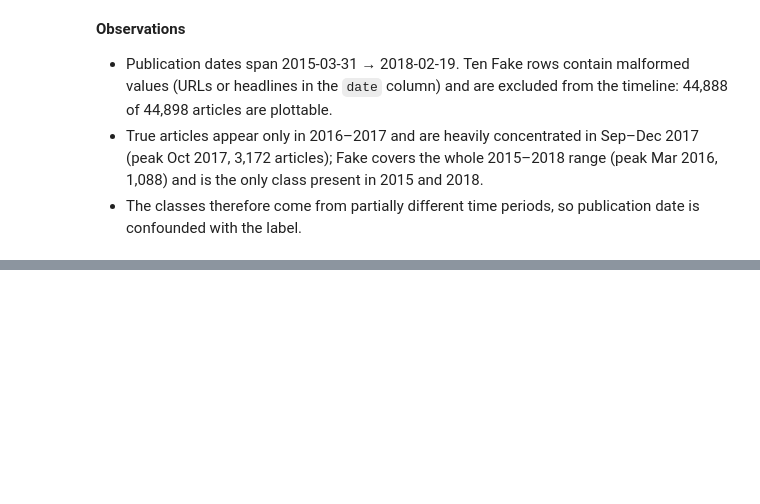
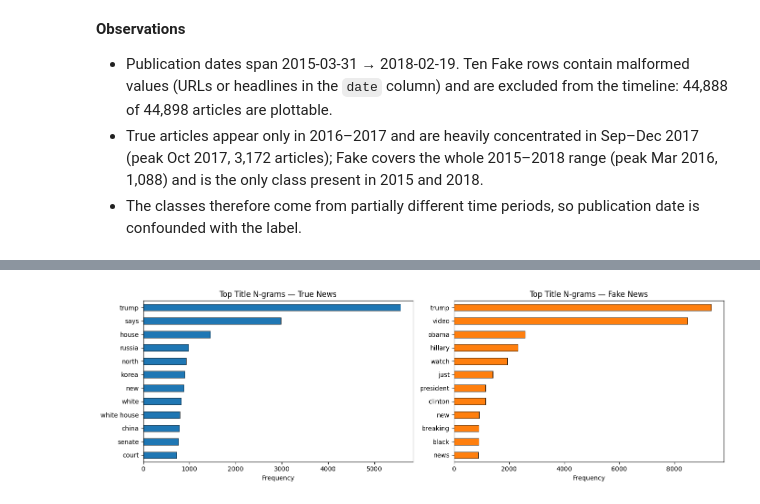
Before and after one commit to Saurabh-Mudgal-Dev/Cernovalis, a Jupyter notebook: backend/ml/notebooks/01_eda.ipynb, the cells around one changed output, grey strips where cells are left out. Cells and saved outputs as stored; diff of their text form; code cells hidden in the pictures; blank space fills up the shorter version.

```diff
--- a/backend/ml/notebooks/01_eda.ipynb
+++ b/backend/ml/notebooks/01_eda.ipynb
@@ -141,0 +281,16 @@ plt.tight_layout()
+# %%
+from sklearn.feature_extraction.text import CountVectorizer
+from nltk.sentiment import SentimentIntensityAnalyzer
+
+# 1. Reuters wire service attribution check in body
+df['has_reuters_tag'] = df['text'].fillna('').str.contains(r'\(Reuters\)', regex=True)
+reuters_breakdown = df.groupby('class')['has_reuters_tag'].value_counts(normalize=True).unstack().fillna(0) * 100
+print("Percentage of articles containing '(Reuters)' attribution tag:")
+print(reuters_breakdown.round(2))
+
+# 2. VADER Sentiment Intensity Analysis on Titles
+sia = SentimentIntensityAnalyzer()
+df['title_sentiment'] = df['title'].fillna('').apply(lambda t: sia.polarity_scores(t)['compound'])
+
+sentiment_stats = df.groupby('class')['title_sentiment'].describe(percentiles=[0.25, 0.5, 0.75])
+sentiment_stats
@@ -141,0 +307,25 @@ plt.tight_layout()
+# %%
+# 3. Top N-Grams in Titles (Unigrams & Bigrams)
+cv = CountVectorizer(stop_words='english', ngram_range=(1, 2), max_features=12)
+
+true_cv = cv.fit_transform(df[df['class'] == 'True']['title'])
+true_top = pd.Series(true_cv.toarray().sum(axis=0), index=cv.get_feature_names_out()).sort_values(ascending=False)
+
+fake_cv = cv.fit_transform(df[df['class'] == 'Fake']['title'])
+fake_top = pd.Series(fake_cv.toarray().sum(axis=0), index=cv.get_feature_names_out()).sort_values(ascending=False)
+
+fig, axes = plt.subplots(1, 2, figsize=(14, 4.5))
+
+true_top.plot(kind='barh', ax=axes[0], color='#1f77b4', edgecolor='black', linewidth=0.6)
+axes[0].set_title('Top Title N-grams — True News')
+axes[0].set_xlabel('Frequency')
+axes[0].invert_yaxis()
+
+fake_top.plot(kind='barh', ax=axes[1], color='#ff7f0e', edgecolor='black', linewidth=0.6)
+axes[1].set_title('Top Title N-grams — Fake News')
+axes[1].set_xlabel('Frequency')
+axes[1].invert_yaxis()
+
+plt.tight_layout()
+# %% [output]
+[figure, added]
```
Also changed, not shown: parts of 12 cells of this notebook.
